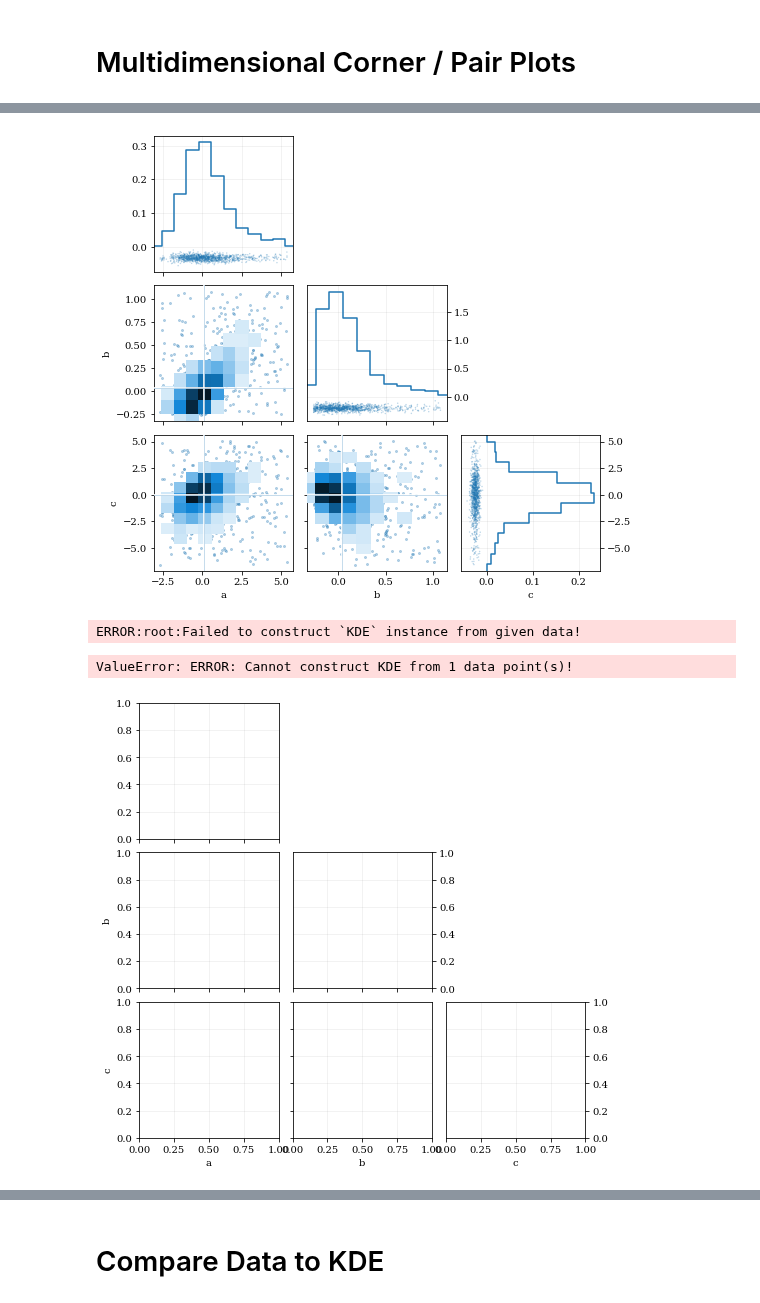
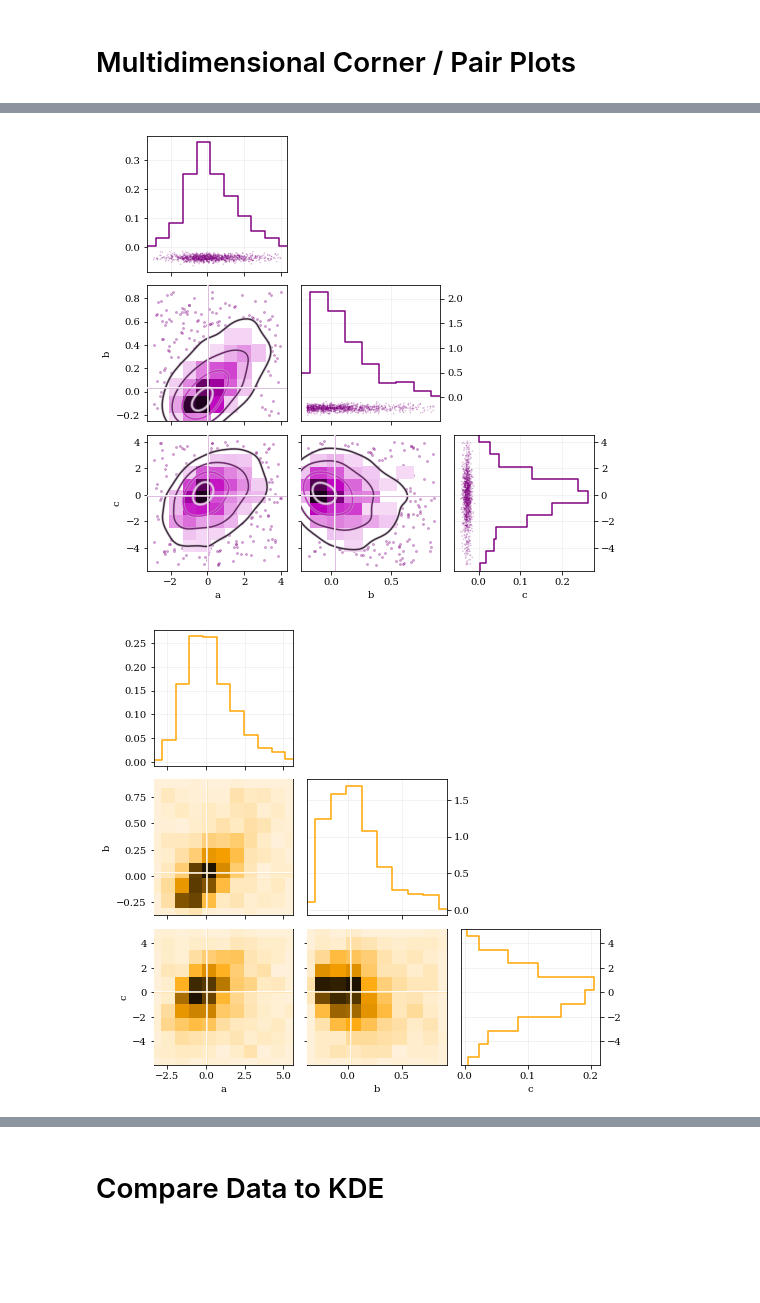
Before and after one commit to lzkelley/kalepy, a Jupyter notebook: notebooks/plotting.ipynb, the cells around one changed output, grey strips where cells are left out. Drawn from its saved outputs; the diff is of its cells as text; code cells hidden in the pictures; blank space fills up the shorter version.

Commit message:
BUG: fix issue with axes limits not being set properly; restrict colormap range for contours; cleanup

```diff
--- a/notebooks/plotting.ipynb
+++ b/notebooks/plotting.ipynb
@@ -216,19 +216,17 @@ corner.plot_data()
 data = kale.utils._random_data_3d_01()
 # Initialize a corner plot with the given data, set axes labels
 corner = kale.plot.Corner(data, labels=['a', 'b', 'c'], figsize=8)
-# Plot without contours
-corner.plot_data(dist2d=dict(contour=False))
+# Plot and add 2D contours, and change color
+corner.plot_data(dist2d=dict(contour=True), color='purple')
 # %% [output]
-[figure, old version]
+[figure, new version]
 # %%
 # Generate randomish data
 data = kale.utils._random_data_3d_01()
 # Initialize a corner plot with the given data, set axes labels
 corner = kale.plot.Corner(data, labels=['a', 'b', 'c'], figsize=8)
 # Plot with only histograms
-corner.hist(color='blue')
+corner.hist(color='orange')
 # %% [output]
-ERROR:root:Failed to construct `KDE` instance from given data!
-ValueError: ERROR: Cannot construct KDE from 1 data point(s)!
-[figure, old version]
+[figure, new version]
 # %% [markdown]
```
Also changed, not shown: parts of 9 cells of this notebook, 1 other file.
